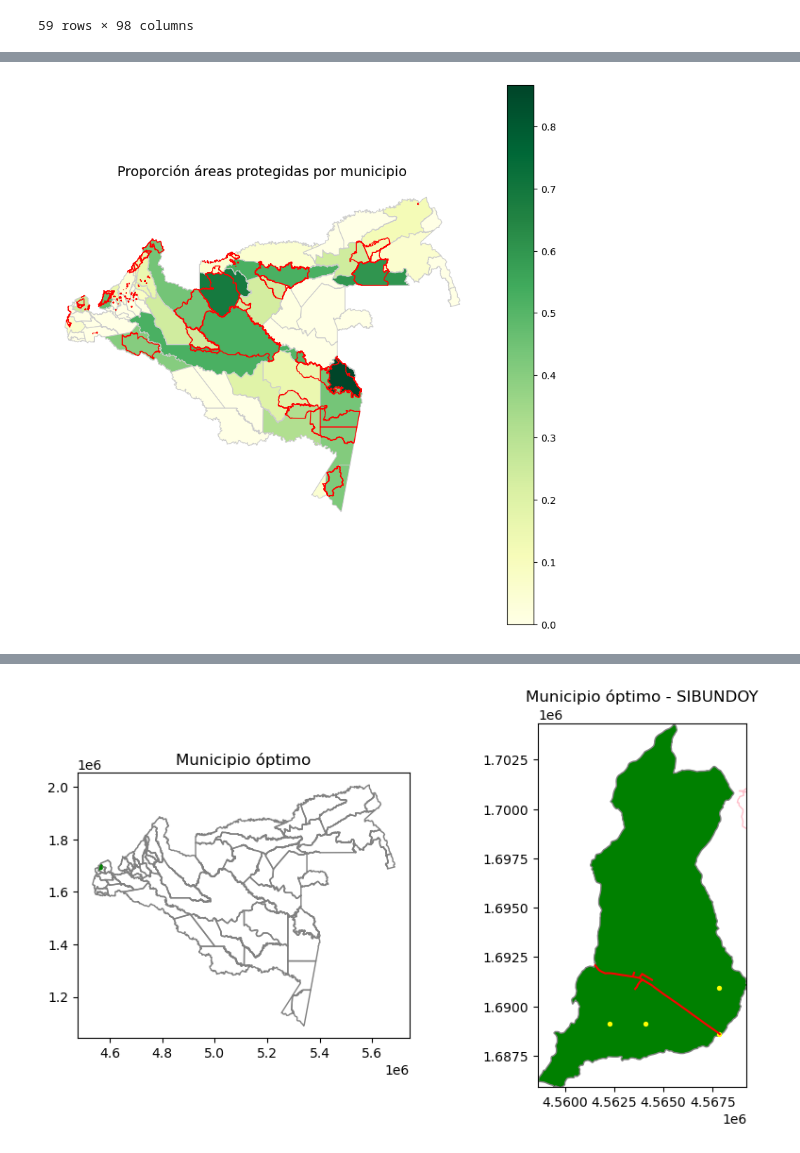
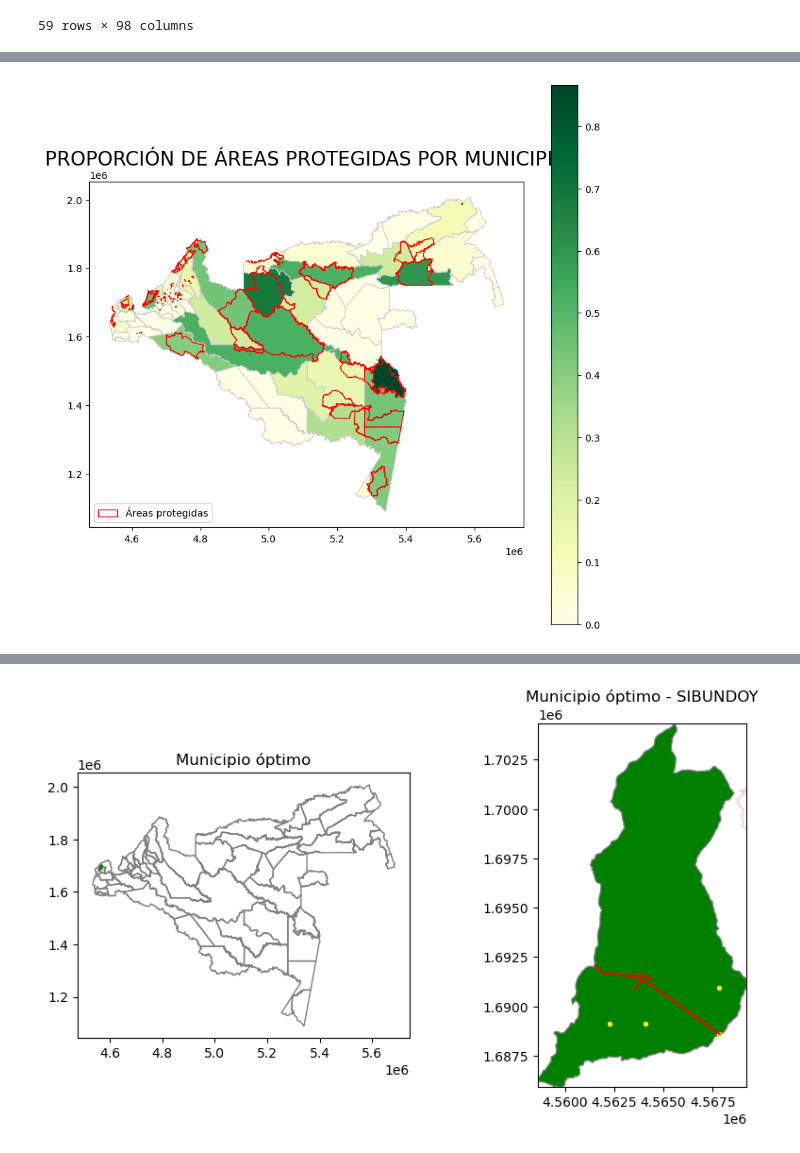
Before and after one commit to NataliaGHz/workshop6, a Jupyter notebook: workshop6.ipynb, the cells around one changed output, grey strips where cells are left out. Saved outputs shown, nothing was run; the diff lists cells and outputs as text; code cells hidden in the pictures.

```diff
--- a/workshop6.ipynb
+++ b/workshop6.ipynb
@@ -293,22 +351,31 @@ print(gdf_mun_amz)
 
 [59 rows x 100 columns]
 # %%
+import matplotlib.patches as mpatches
+
 # Crear el mapa
 fig, ax = plt.subplots(1, 1, figsize=(10, 10))
 
 # Dibujar el mapa de coropletas
 gdf_mun_amz.plot(column="proporcion_runap",
                  cmap="YlGn",
                  linewidth=0.8,
                  edgecolor="0.8",
                  legend=True,
                  ax=ax)
 interseccion_runap.plot(ax=ax, color='None', edgecolor='red');
 # 4. Títulos y estilo
-ax.set_title("Proporción áreas protegidas por municipio", fontsize=14)
-ax.axis("off")
+ax.set_title("PROPORCIÓN DE ÁREAS PROTEGIDAS POR MUNICIPIO", fontsize=20)
+ax.axis("on")
+
+# Agregar grilla
+ax.grid(True, which='both', linestyle='', linewidth=0.5)
+
+# Crear leyenda personalizada
+runap_patch = mpatches.Patch(edgecolor='red', facecolor='none', label='Áreas protegidas')
+ax.legend(handles=[runap_patch], loc='lower left')
 
 plt.show()
 # %% [output]
-[figure, old version]
+[figure, new version]
 # %% [markdown]
```
Also changed, not shown: parts of 48 cells of this notebook.
